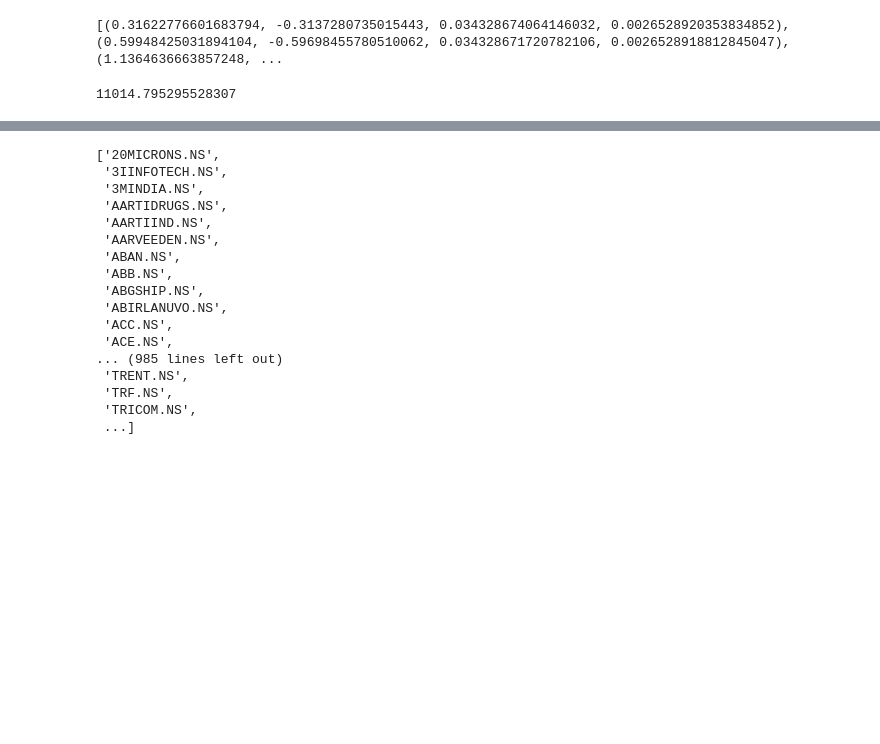
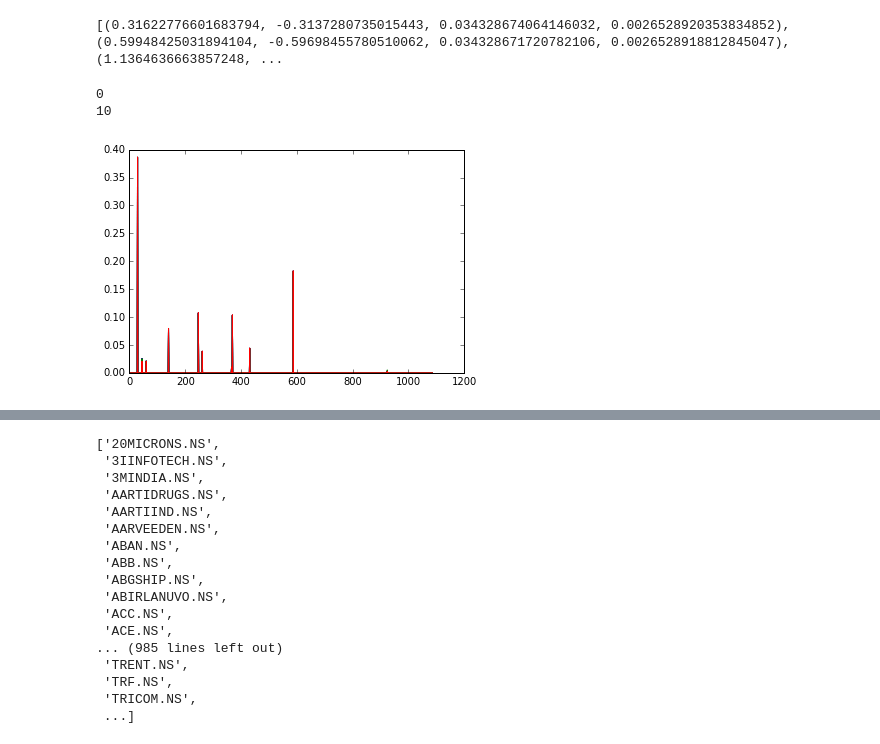
Before and after one commit to neerav1985/repo_home, a Jupyter notebook: Python/download_prices.ipynb, the cells around one changed output, grey strips where cells are left out. Saved outputs shown, nothing was run; the diff lists cells and outputs as text; code cells hidden in the pictures; blank space fills up the shorter version.

```diff
--- a/Python/download_prices.ipynb
+++ b/Python/download_prices.ipynb
@@ -247,26 +281,30 @@ for i,j,k in zip(gamma_vals,ret_data,risk_data):
 # %%
 lam = Parameter(sign='positive')
-prob = Problem(Maximize( ret - gamma*risk - lam*norm(w,1)),
-               [sum_entries(w) == 1,sum_entries(power(w,0))<20])#long only w >= 0
+prob = Problem(Maximize( ret - gamma*risk - lam*norm(w,1)), #having the constraint of norm(w,1) implies lasso with lambda 1
+               [sum_entries(w) == 0,norm(w, 1) <= 1])#, sum_entries(power(w,0))>5,sum_entries(power(w,0))<20])#long only w >= 0
 #result = prob.solve()
 #print w.value
 
 # Compute trade-off curve.
-SAMPLES = 10
+SAMPLES = 1
 risk_data = np.zeros(SAMPLES)
 ret_data = np.zeros(SAMPLES)
 result_data = np.zeros(SAMPLES)
 w_data = []
-gamma.value = 0.13
-lambda_vals = np.logspace(-0.5,2,num=SAMPLES)
+#gamma_vals = np.logspace(0,2,num=SAMPLES)
+lambda_vals = np.logspace(-1,3,num=SAMPLES)
 for i in range(SAMPLES):
+    gamma.value = 1.
     lam.value = lambda_vals[i]
     result_data[i] = prob.solve()
-    risk_data[i] = sqrt(risk).value
-    ret_data[i] = ret.value
-    w_data.append(np.array(w.value).reshape(w.value.shape[0],))
-print zip(lambda_vals,ret_data,risk_data)
+    if w is not None:
+        risk_data[i] = sqrt(risk).value
+        ret_data[i] = ret.value
+        w_data.append(np.array(w.value).reshape(w.value.shape[0],))
+        print (lam.value,sqrt(risk).value,ret.value,sqrt(risk).value/ret.value,sum(np.abs(w_data[-1])>1e-3),np.linalg.norm(w_data[-1],1))
+#print zip(lambda_vals,ret_data,risk_data)
+
 plt.plot(risk_data,ret_data,'go')
-for w, i,j,k in zip(w_data,lambda_vals,ret_data,risk_data):
-    print (i, j/k, sum(np.abs(w)>1e-3),np.linalg.norm(w,1) )
+#for w, i,j,k in zip(w_data,lambda_vals,ret_data,risk_data):
+#    print (i, j/k, sum(np.abs(w)>1e-3),np.linalg.norm(w,1) )
 # %% [output]
@@ -286,8 +325,12 @@ for w, i,j,k in zip(w_data,lambda_vals,ret_data,risk_data):
 print zip(lambda_vals,result_data,risk_data,ret_data)
 # %% [output]
 [(0.31622776601683794, -0.3137280735015443, 0.034328674064146032, 0.0026528920353834852), (0.59948425031894104, -0.59698455780510062, 0.034328671720782106, 0.0026528918812845047), (1.1364636663857248, ...
-# %%
-np.linalg.cond(lw_cov)
-# %% [output]
-11014.795295528307
+# %%
+for w in w_data: plt.plot(w)
+print sum(w<0)
+print len(w_data)
+# %% [output]
+0
+10
+[figure, added]
 # %%
```
Also changed, not shown: parts of 7 cells of this notebook.
